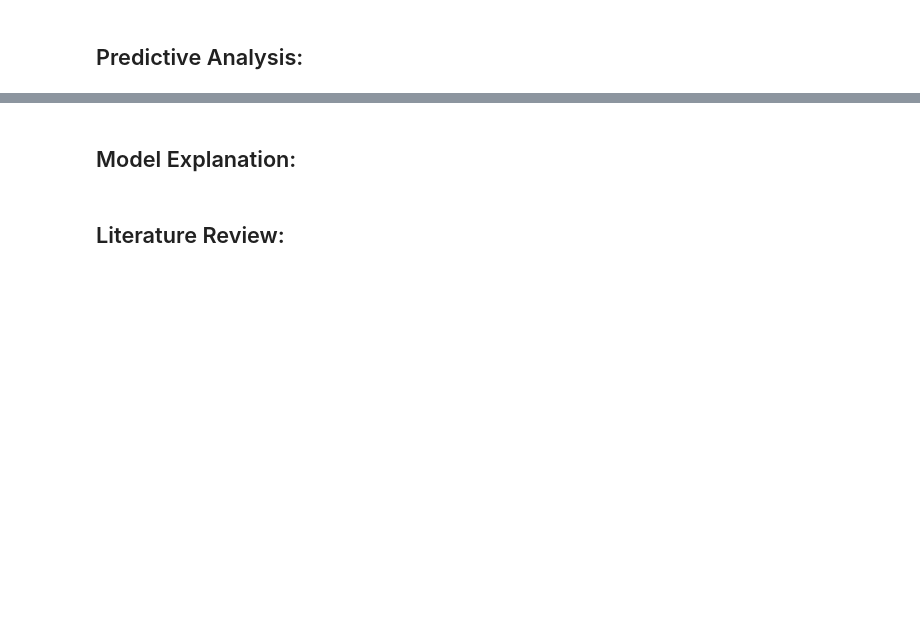
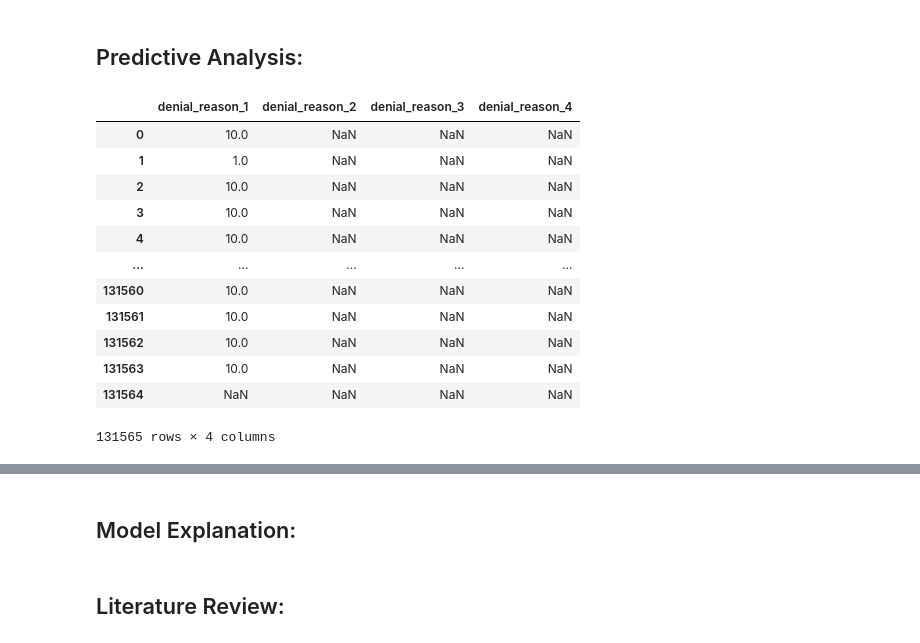
Before and after one commit to BrandonDioneda/CSE158---Loan-Predictor, a Jupyter notebook: a2.ipynb, the cells around one changed output, grey strips where cells are left out. Cells and saved outputs as stored; diff of their text form; code cells hidden in the pictures; blank space fills up the shorter version.

```diff
--- a/a2.ipynb
+++ b/a2.ipynb
@@ -80,2 +113,18 @@ Axes(0.125,0.11;0.62x0.77)
 # %% [markdown]
 ## Predictive Analysis:
+# %%
+df[['denial_reason_1', 'denial_reason_2', 'denial_reason_3', 'denial_reason_4']]
+# %% [output]
+|  | denial_reason_1 | denial_reason_2 | denial_reason_3 | denial_reason_4 |
+| 0 | 10.0 | NaN | NaN | NaN |
+| 1 | 1.0 | NaN | NaN | NaN |
+| 2 | 10.0 | NaN | NaN | NaN |
+| 3 | 10.0 | NaN | NaN | NaN |
+| 4 | 10.0 | NaN | NaN | NaN |
+| ... | ... | ... | ... | ... |
+| 131560 | 10.0 | NaN | NaN | NaN |
+| 131561 | 10.0 | NaN | NaN | NaN |
+| 131562 | 10.0 | NaN | NaN | NaN |
+| 131563 | 10.0 | NaN | NaN | NaN |
+| 131564 | NaN | NaN | NaN | NaN |
+131565 rows × 4 columns
```
Also changed, not shown: parts of 8 cells of this notebook.
